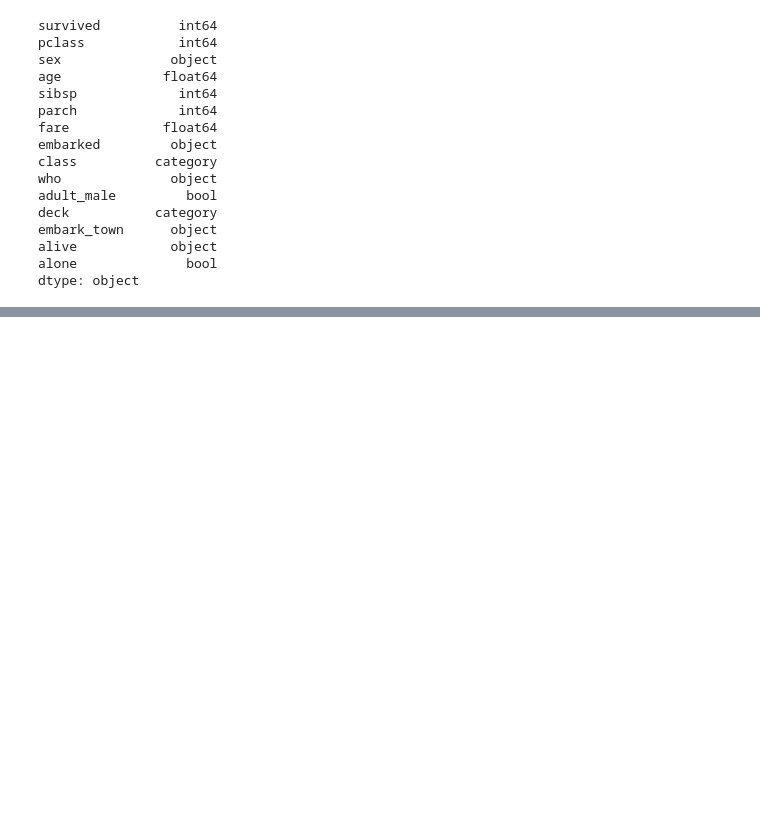
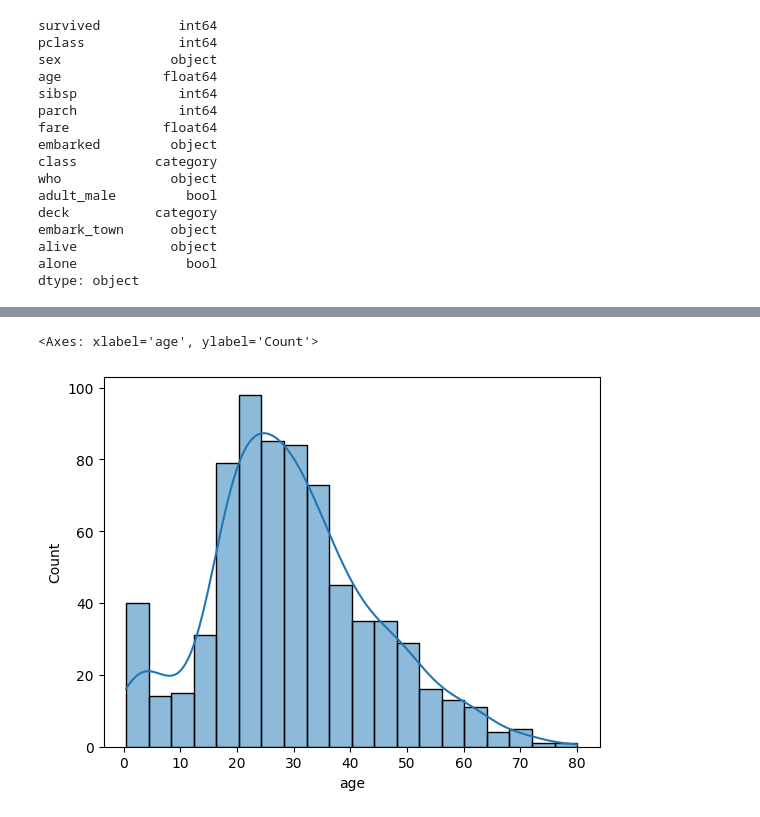
Before and after one commit to MuthuswamyNadar/Python-DSA, a Jupyter notebook: ML-Learning/M1_ML.ipynb, the cells around one changed output, grey strips where cells are left out. Drawn from its saved outputs; the diff is of its cells as text; code cells hidden in the pictures; blank space fills up the shorter version.

```diff
--- a/ML-Learning/M1_ML.ipynb
+++ b/ML-Learning/M1_ML.ipynb
@@ -124,0 +160,5 @@ dtype: object
+# %%
+sns.histplot(df.age,kde=True)
+# %% [output]
+<Axes: xlabel='age', ylabel='Count'>
+[figure, added]
```
Also changed, not shown: parts of 6 cells of this notebook, 2 other files.
